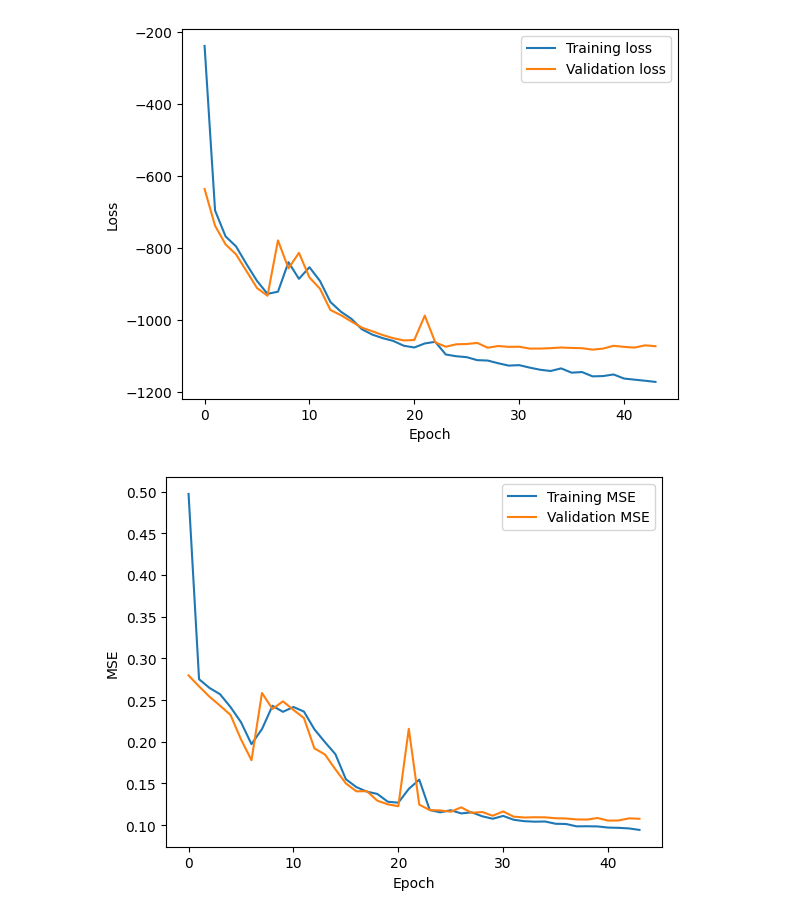
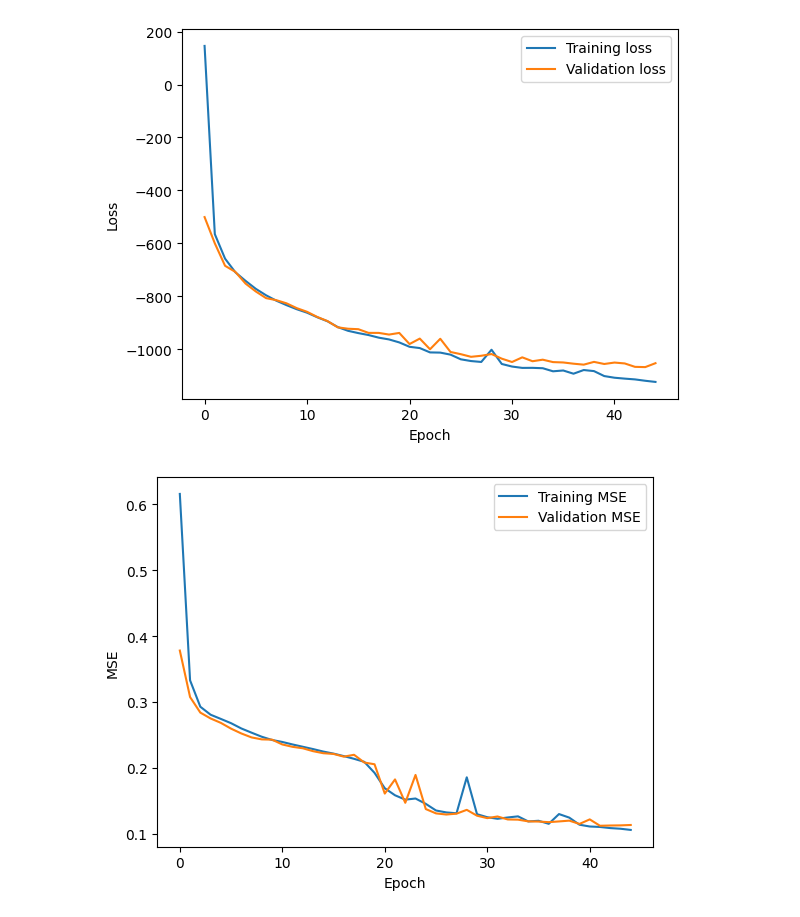
Before and after one commit to sted9000/handwriting-model, a Jupyter notebook: notebooks/plot_training_run.ipynb, the cells around one changed output. Saved outputs shown, nothing was run; the diff lists cells and outputs as text; code cells hidden in the pictures.

```diff
--- a/notebooks/plot_training_run.ipynb
+++ b/notebooks/plot_training_run.ipynb
@@ -3,7 +3,7 @@
 """Epoch    0 Loss -238.61 nats, Val. loss -636.07 nats.  MSE 0.4974. SSE 1.4922.  Val. MSE 0.2796. Val. SSE 0.8387."""
 
 # open the log file
-with open('epochs_stats.log', 'r') as f:
+with open('epochs_stats_iam_64.log', 'r') as f:
     lines = f.readlines()
 
 # extract the following values (epoch, loss, val_loss, mse, sse, val_mse, val_sse)
@@ -21,32 +21,32 @@ for line in lines:
     mses.append(float(line.split()[10][:-1]))
     sses.append(float(line.split()[12][:-1]))
     val_mses.append(float(line.split()[15][:-1]))
     val_sses.append(float(line.split()[18][:-1]))
 
 # plot the training and validation losses
 import matplotlib.pyplot as plt
 plt.plot(epochs, losses, label='Training loss')
 plt.plot(epochs, val_losses, label='Validation loss')
 plt.xlabel('Epoch')
 plt.ylabel('Loss')
 plt.legend()
 plt.show()
 
 # plot the training and validation MSE
 plt.plot(epochs, mses, label='Training MSE')
 plt.plot(epochs, val_mses, label='Validation MSE')
 plt.xlabel('Epoch')
 plt.ylabel('MSE')
 plt.legend()
 plt.show()
 
 # plot the training and validation SSE
 plt.plot(epochs, sses, label='Training SSE')
 plt.plot(epochs, val_sses, label='Validation SSE')
 plt.xlabel('Epoch')
 plt.ylabel('SSE')
 plt.legend()
 plt.show()
 # %% [output]
-[figure, old version]
+[figure, new version]
-[figure, old version]
+[figure, new version]
```
Also changed, not shown: parts of 1 cell of this notebook, 2 other files.
